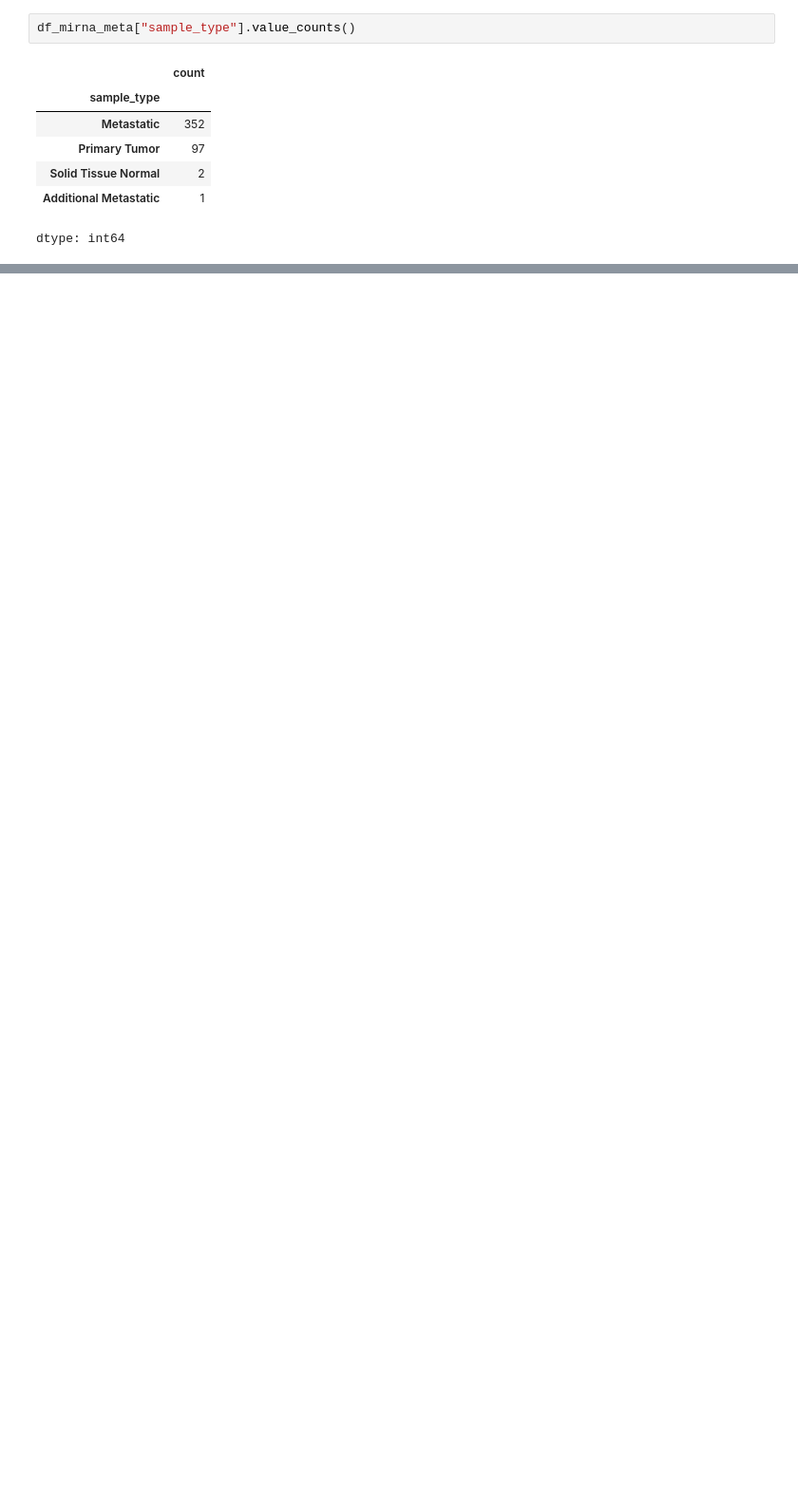
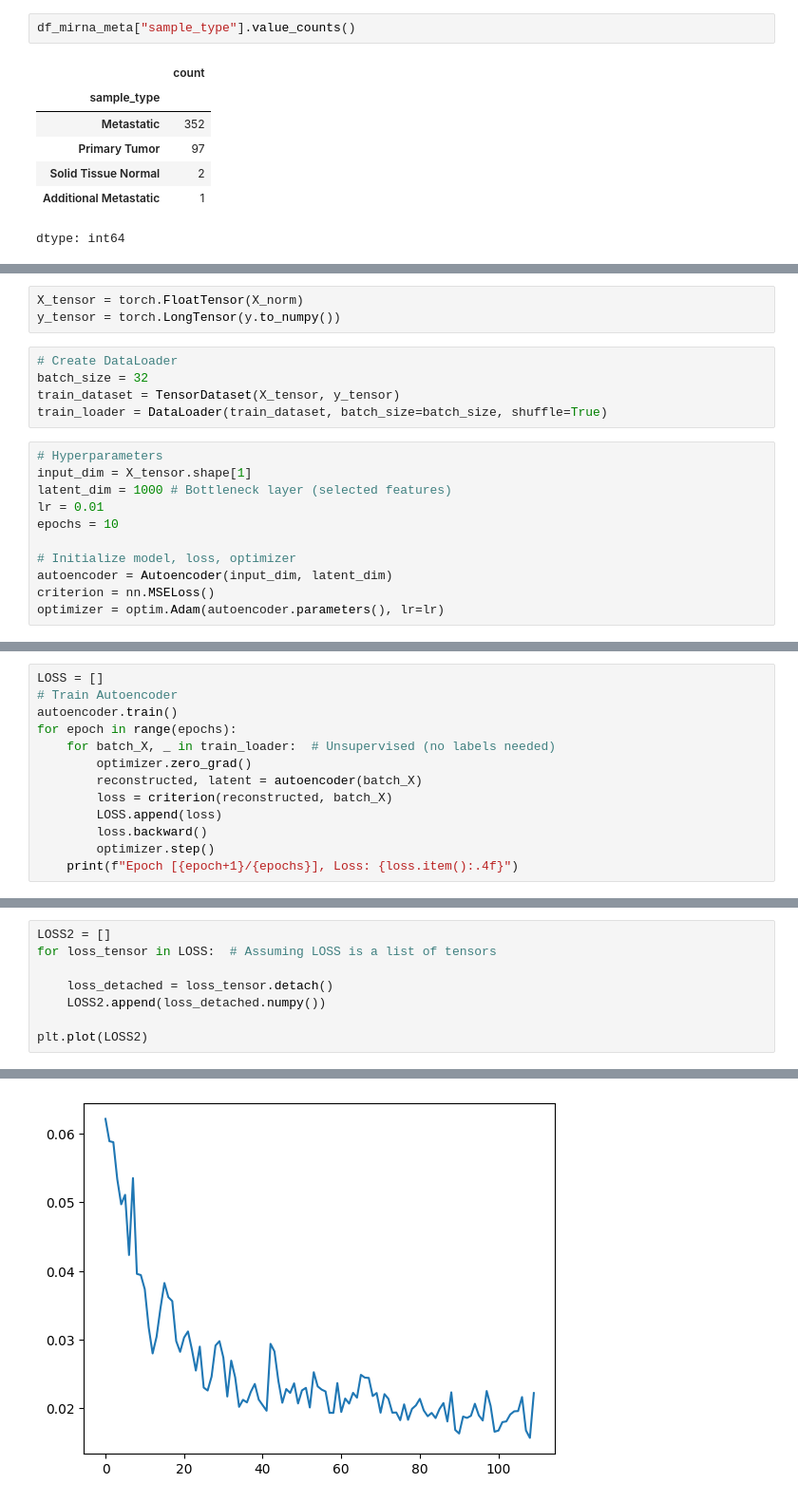
Before and after one commit to alimdneaz/SKCM_Multi_Omics_DL, a Jupyter notebook: python_codes/TCGA_SKCM_data_preparation13022025.ipynb, the cells around one changed output, grey strips where cells are left out. Shown: that part at 95% size. Cells and saved outputs as stored; diff of their text form; blank space fills up the shorter version.

Commit message:
add data preparation file

```diff
--- a/python_codes/TCGA_SKCM_data_preparation13022025.ipynb
+++ b/python_codes/TCGA_SKCM_data_preparation13022025.ipynb
@@ -469,0 +795,19 @@ dtype: int64
+# %%
+X_tensor = torch.FloatTensor(X_norm)
+y_tensor = torch.LongTensor(y.to_numpy())
+# %%
+# Create DataLoader
+batch_size = 32
+train_dataset = TensorDataset(X_tensor, y_tensor)
+train_loader = DataLoader(train_dataset, batch_size=batch_size, shuffle=True)
+# %%
+# Hyperparameters
+input_dim = X_tensor.shape[1]
+latent_dim = 1000 # Bottleneck layer (selected features)
+lr = 0.01
+epochs = 10
+
+# Initialize model, loss, optimizer
+autoencoder = Autoencoder(input_dim, latent_dim)
+criterion = nn.MSELoss()
+optimizer = optim.Adam(autoencoder.parameters(), lr=lr)
@@ -469,0 +834,13 @@ dtype: int64
+# %%
+LOSS = []
+# Train Autoencoder
+autoencoder.train()
+for epoch in range(epochs):
+    for batch_X, _ in train_loader:  # Unsupervised (no labels needed)
+        optimizer.zero_grad()
+        reconstructed, latent = autoencoder(batch_X)
+        loss = criterion(reconstructed, batch_X)
+        LOSS.append(loss)
+        loss.backward()
+        optimizer.step()
+    print(f"Epoch [{epoch+1}/{epochs}], Loss: {loss.item():.4f}")
@@ -469,0 +858,9 @@ dtype: int64
+# %%
+LOSS2 = []
+for loss_tensor in LOSS:  # Assuming LOSS is a list of tensors
+
+    loss_detached = loss_tensor.detach()
+    LOSS2.append(loss_detached.numpy())
+
+plt.plot(LOSS2)
+# %% [output]
@@ -469,0 +868 @@ dtype: int64
+[figure, added]
```
Also changed, not shown: parts of 120 cells of this notebook.
